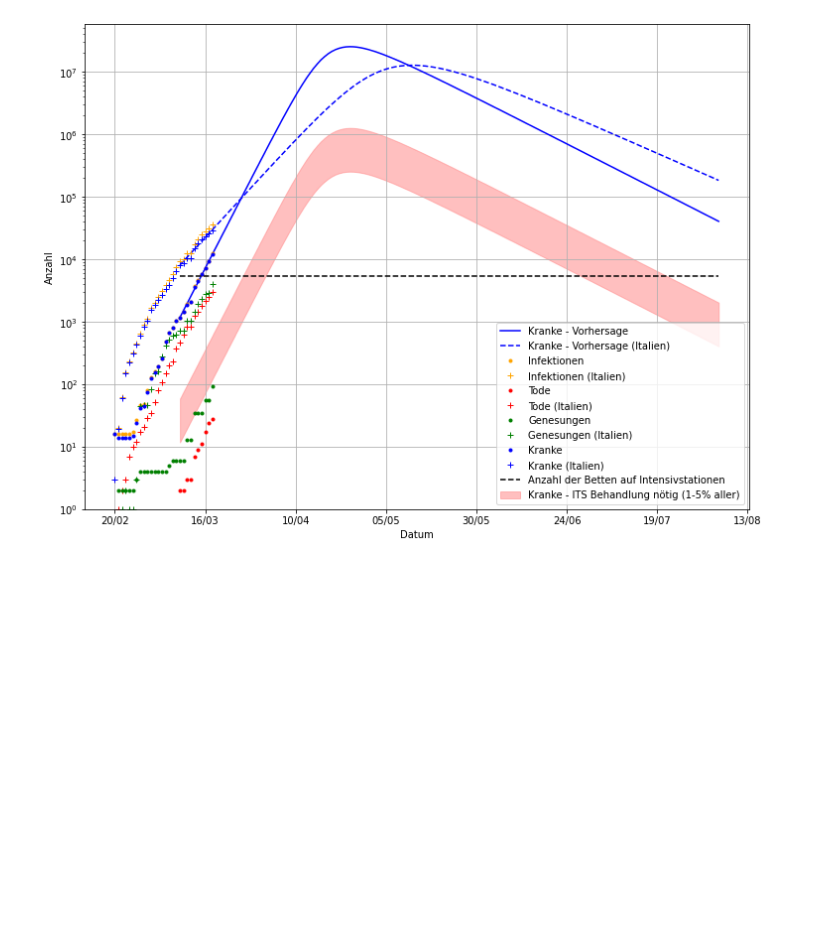
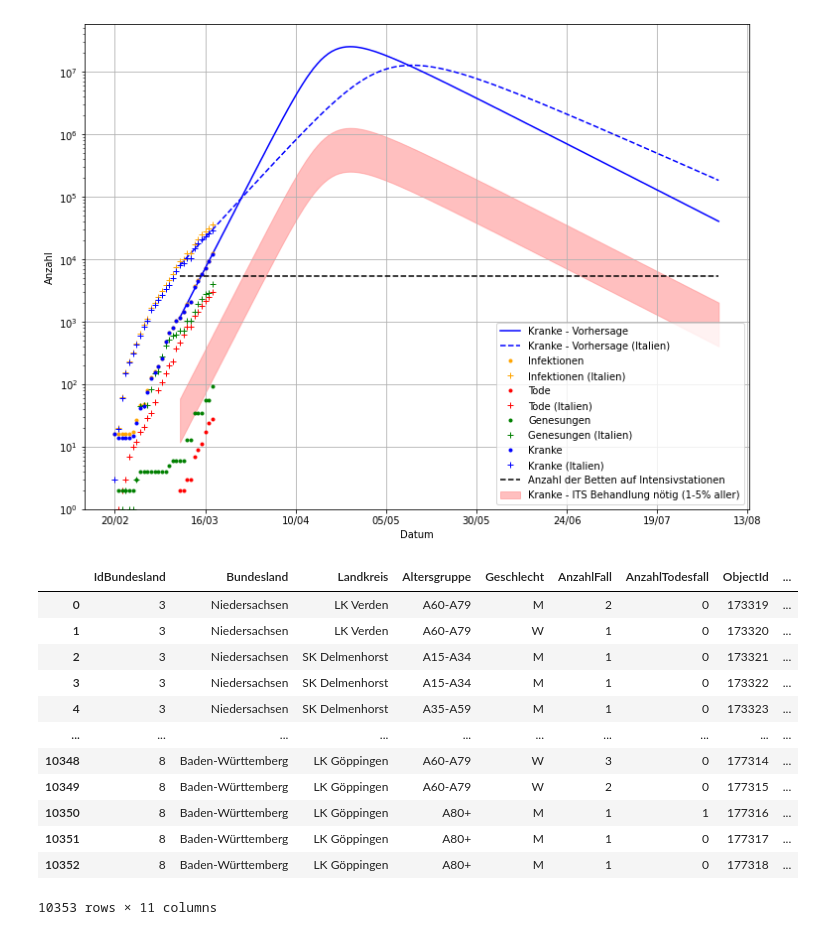
Before and after one commit to steffen-mdv/steffen-mdv.github.io, a Jupyter notebook: Corona.ipynb, the cells around one changed output. Drawn from its saved outputs; the diff is of its cells as text; code cells hidden in the pictures; blank space fills up the shorter version.

```diff
--- a/Corona.ipynb
+++ b/Corona.ipynb
@@ -131,0 +135,16 @@ Parameters([('beta', <Parameter 'beta', value=0.3309887918757535, bounds=[0.0:in
+# %%
+df
+# %% [output]
+|  | IdBundesland | Bundesland | Landkreis | Altersgruppe | Geschlecht | AnzahlFall | AnzahlTodesfall | ObjectId | ... |
+| 0 | 3 | Niedersachsen | LK Verden | A60-A79 | M | 2 | 0 | 173319 | ... |
+| 1 | 3 | Niedersachsen | LK Verden | A60-A79 | W | 1 | 0 | 173320 | ... |
+| 2 | 3 | Niedersachsen | SK Delmenhorst | A15-A34 | M | 1 | 0 | 173321 | ... |
+| 3 | 3 | Niedersachsen | SK Delmenhorst | A15-A34 | M | 1 | 0 | 173322 | ... |
+| 4 | 3 | Niedersachsen | SK Delmenhorst | A35-A59 | M | 1 | 0 | 173323 | ... |
+| ... | ... | ... | ... | ... | ... | ... | ... | ... | ... |
+| 10348 | 8 | Baden-Württemberg | LK Göppingen | A60-A79 | W | 3 | 0 | 177314 | ... |
+| 10349 | 8 | Baden-Württemberg | LK Göppingen | A60-A79 | W | 2 | 0 | 177315 | ... |
+| 10350 | 8 | Baden-Württemberg | LK Göppingen | A80+ | M | 1 | 1 | 177316 | ... |
+| 10351 | 8 | Baden-Württemberg | LK Göppingen | A80+ | M | 1 | 0 | 177317 | ... |
+| 10352 | 8 | Baden-Württemberg | LK Göppingen | A80+ | M | 1 | 0 | 177318 | ... |
+10353 rows × 11 columns
```
Also changed, not shown: parts of 6 cells of this notebook.
